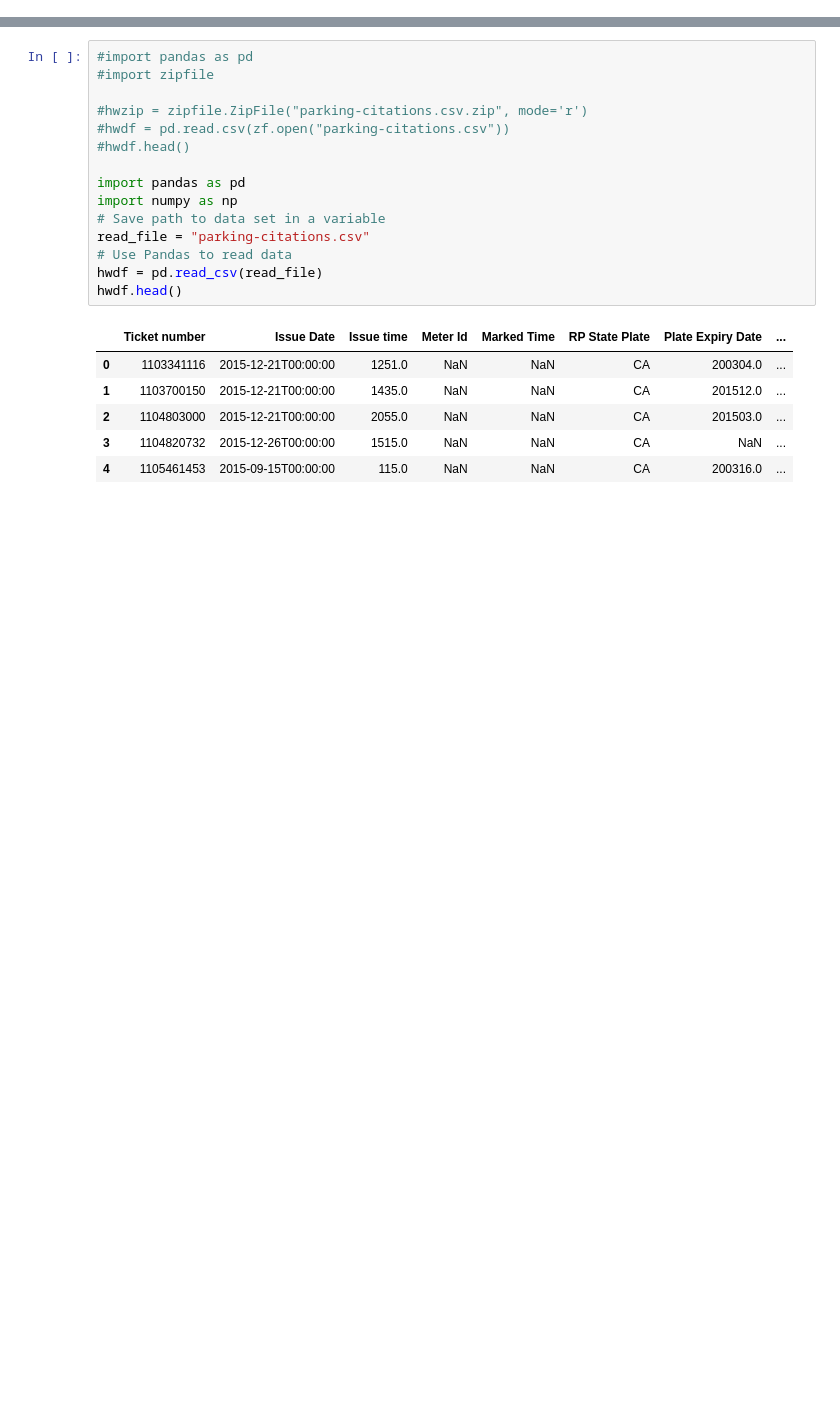
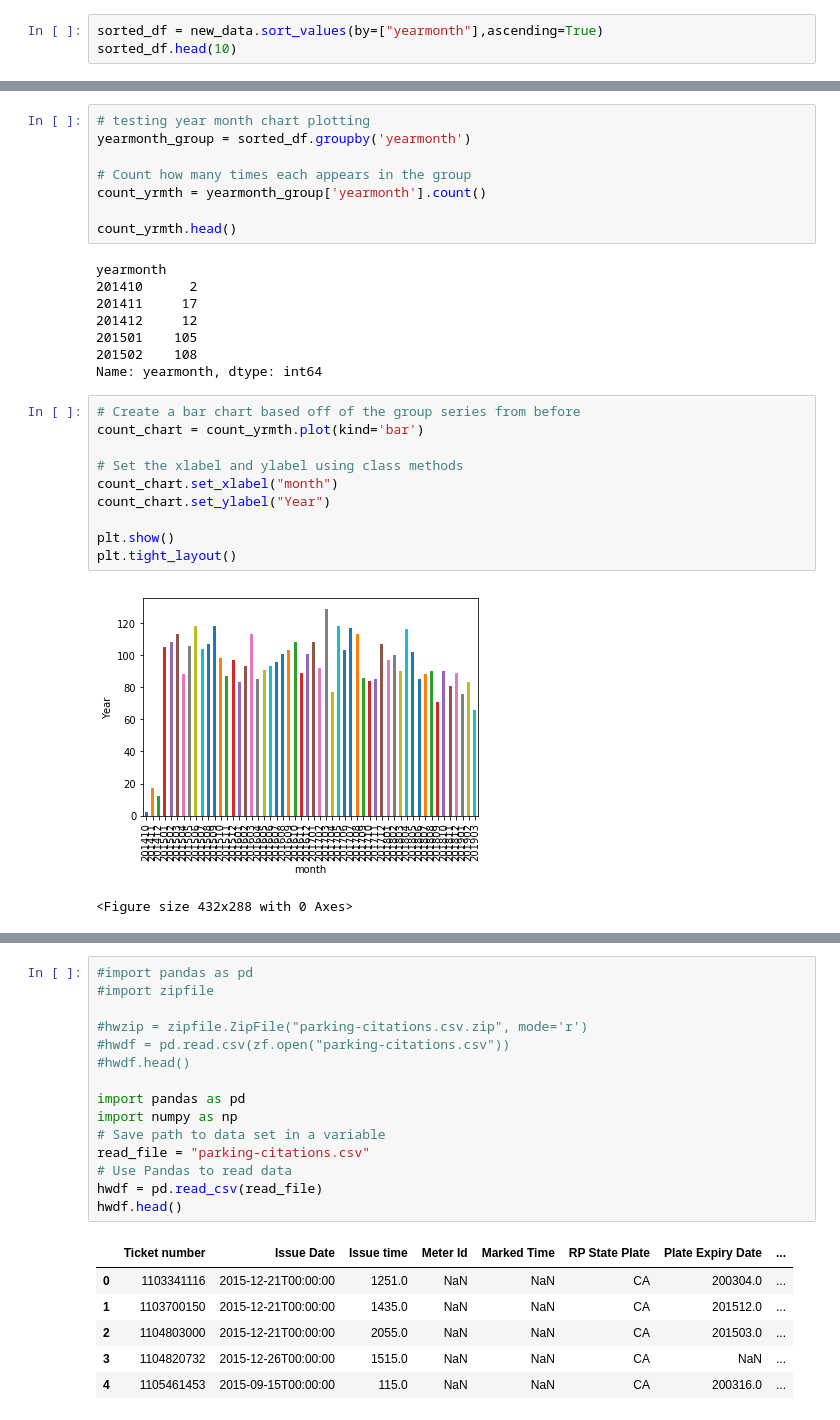
Before and after one commit to sdesai39/Project1, a Jupyter notebook: HWwork.ipynb, the cells around one changed output, grey strips where cells are left out. Drawn from its saved outputs; the diff is of its cells as text; blank space fills up the shorter version.

Commit message:
finally a chart somewhere in there

```diff
--- a/HWwork.ipynb
+++ b/HWwork.ipynb
@@ -70,0 +129,3 @@ hwdf.head()
+# %%
+sorted_df = new_data.sort_values(by=["yearmonth"],ascending=True)
+sorted_df.head(10)
@@ -70,0 +205,29 @@ hwdf.head()
+# %%
+# testing year month chart plotting
+yearmonth_group = sorted_df.groupby('yearmonth')
+
+# Count how many times each appears in the group
+count_yrmth = yearmonth_group['yearmonth'].count()
+
+count_yrmth.head()
+# %% [output]
+yearmonth
+201410      2
+201411     17
+201412     12
+201501    105
+201502    108
+Name: yearmonth, dtype: int64
+# %%
+# Create a bar chart based off of the group series from before
+count_chart = count_yrmth.plot(kind='bar')
+
+# Set the xlabel and ylabel using class methods
+count_chart.set_xlabel("month")
+count_chart.set_ylabel("Year")
+
+plt.show()
+plt.tight_layout()
+# %% [output]
+[figure, added]
+<Figure size 432x288 with 0 Axes>
```
Also changed, not shown: parts of 27 cells of this notebook.
